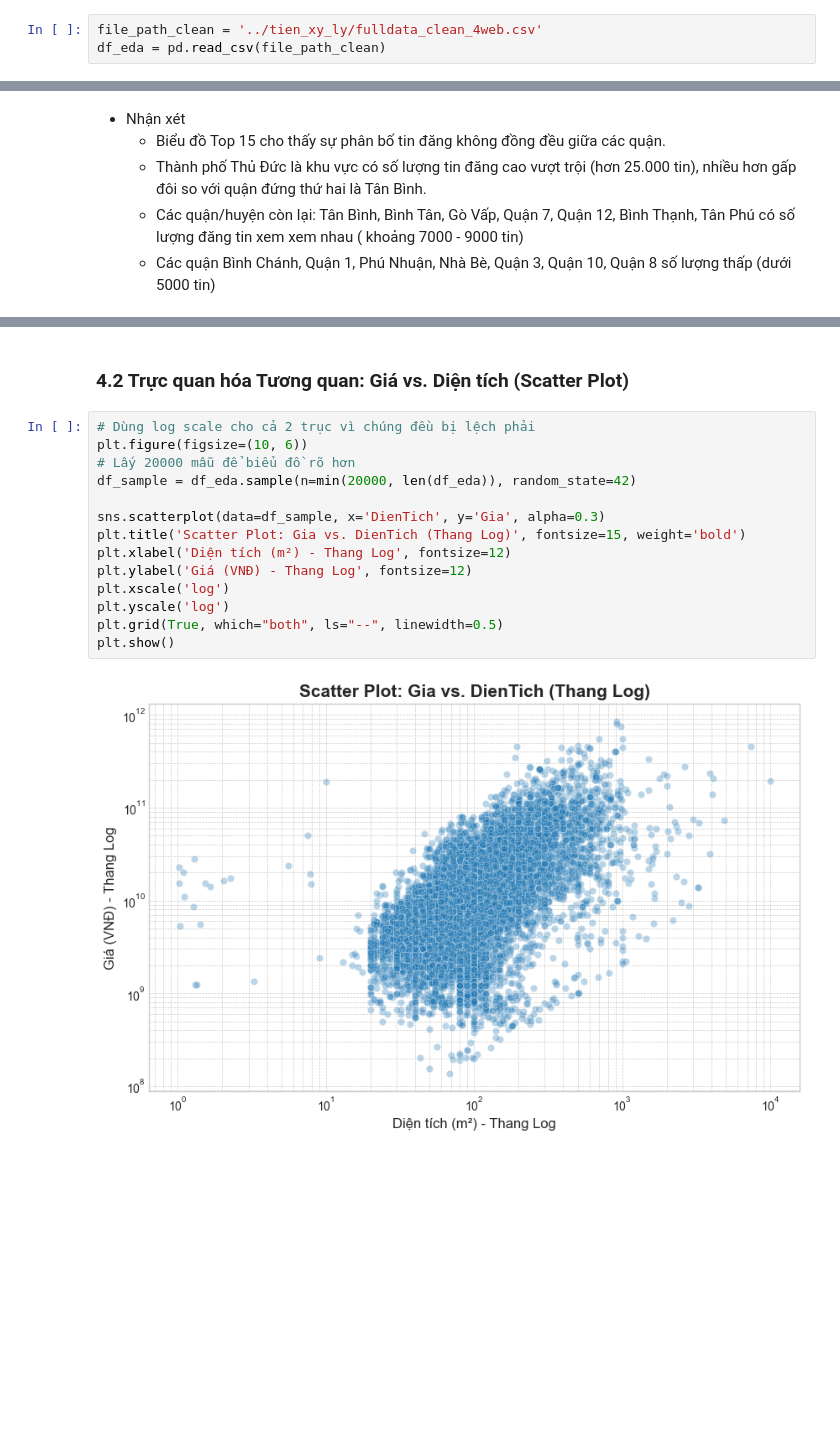
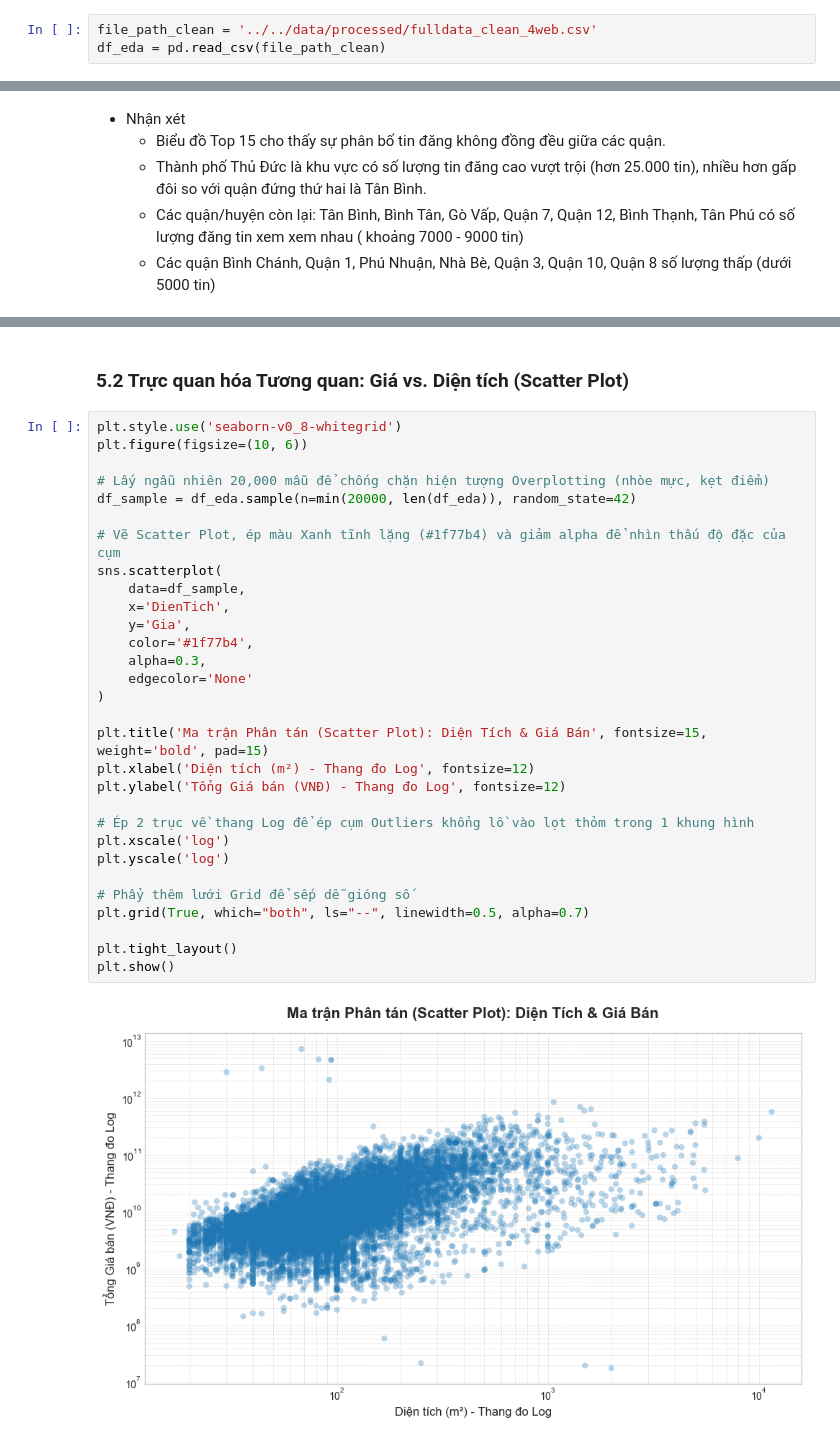
Before and after one commit to LeThanhTin4081/analyst-house-price, a Jupyter notebook: notebooks/eda/eda_bds_hcm.ipynb, the cells around one changed output, grey strips where cells are left out. Saved outputs shown, nothing was run; the diff lists cells and outputs as text; blank space fills up the shorter version.

```diff
--- a/notebooks/eda/eda_bds_hcm.ipynb
+++ b/notebooks/eda/eda_bds_hcm.ipynb
@@ -14,7 +22,7 @@ warnings.filterwarnings('ignore')
 pd.set_option('display.max_columns', None)
 pd.set_option('display.max_rows', 100)
 # %%
-file_path_clean = '../tien_xy_ly/fulldata_clean_4web.csv'
+file_path_clean = '../../data/processed/fulldata_clean_4web.csv'
 df_eda = pd.read_csv(file_path_clean)
 # %%
 print(f"Đã đọc xong file: {file_path_clean}")
@@ -453,21 +579,37 @@ Name: Gia, dtype: float64
 # %% [markdown]
-### **4.2 Trực quan hóa Tương quan: Giá vs. Diện tích (Scatter Plot)**
+### **5.2 Trực quan hóa Tương quan: Giá vs. Diện tích (Scatter Plot)**
 # %%
-# Dùng log scale cho cả 2 trục vì chúng đều bị lệch phải
+plt.style.use('seaborn-v0_8-whitegrid')
 plt.figure(figsize=(10, 6))
-# Lấy 20000 mẫu để biểu đồ rõ hơn
+
+# Lấy ngẫu nhiên 20,000 mẫu để chống chặn hiện tượng Overplotting (nhòe mực, kẹt điểm)
 df_sample = df_eda.sample(n=min(20000, len(df_eda)), random_state=42)
 
-sns.scatterplot(data=df_sample, x='DienTich', y='Gia', alpha=0.3)
-plt.title('Scatter Plot: Gia vs. DienTich (Thang Log)', fontsize=15, weight='bold')
-plt.xlabel('Diện tích (m²) - Thang Log', fontsize=12)
-plt.ylabel('Giá (VNĐ) - Thang Log', fontsize=12)
+# Vẽ Scatter Plot, ép màu Xanh tĩnh lặng (#1f77b4) và giảm alpha để nhìn thấu độ đặc của cụm
+sns.scatterplot(
+    data=df_sample,
+    x='DienTich',
+    y='Gia',
+    color='#1f77b4',
+    alpha=0.3,
+    edgecolor='None'
+)
+
+plt.title('Ma trận Phân tán (Scatter Plot): Diện Tích & Giá Bán', fontsize=15, weight='bold', pad=15)
+plt.xlabel('Diện tích (m²) - Thang đo Log', fontsize=12)
+plt.ylabel('Tổng Giá bán (VNĐ) - Thang đo Log', fontsize=12)
+
+# Ép 2 trục về thang Log để ép cụm Outliers khổng lồ vào lọt thỏm trong 1 khung hình
 plt.xscale('log')
 plt.yscale('log')
-plt.grid(True, which="both", ls="--", linewidth=0.5)
+
+# Phẩy thêm lưới Grid để sếp dễ gióng số
+plt.grid(True, which="both", ls="--", linewidth=0.5, alpha=0.7)
+
+plt.tight_layout()
 plt.show()
 # %% [output]
-[figure, old version]
+[figure, new version]
 # %% [markdown]
 * Nhận xét
 
```
Also changed, not shown: parts of 103 cells of this notebook, 7 other files.
